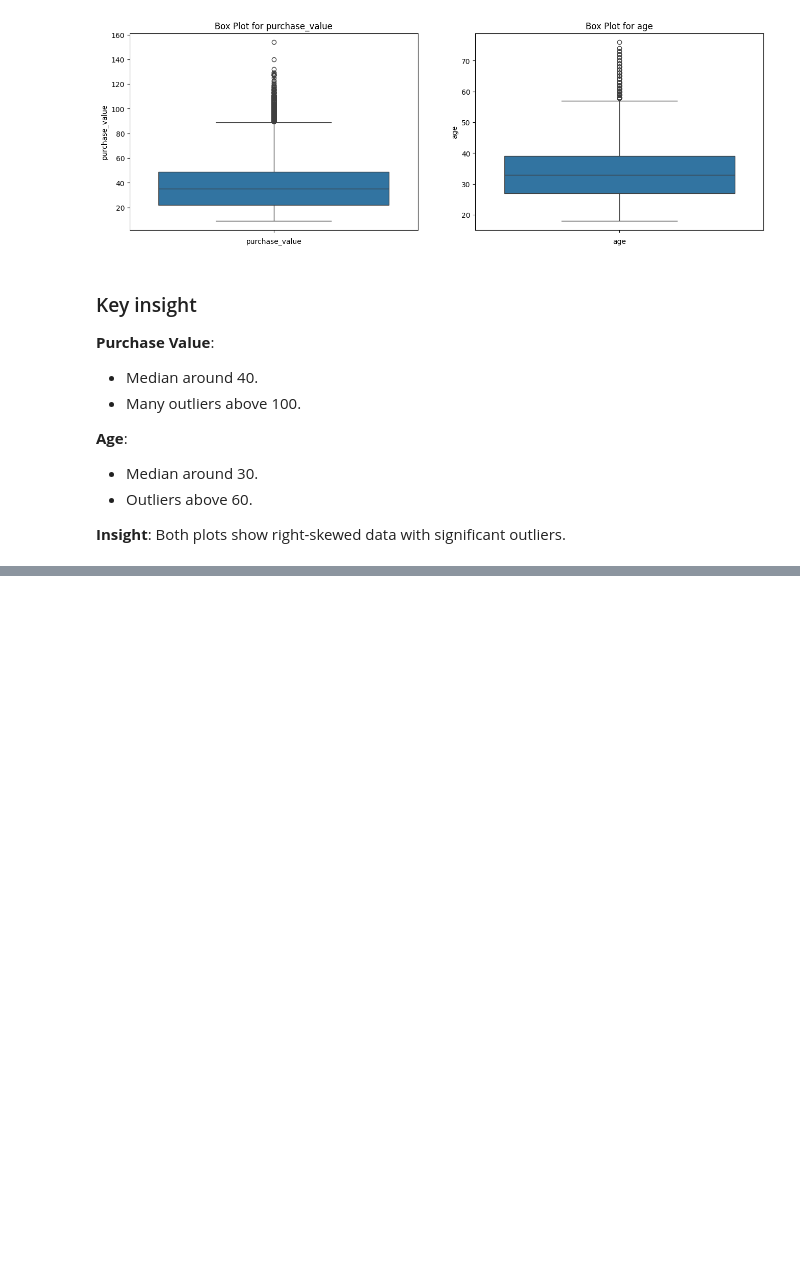
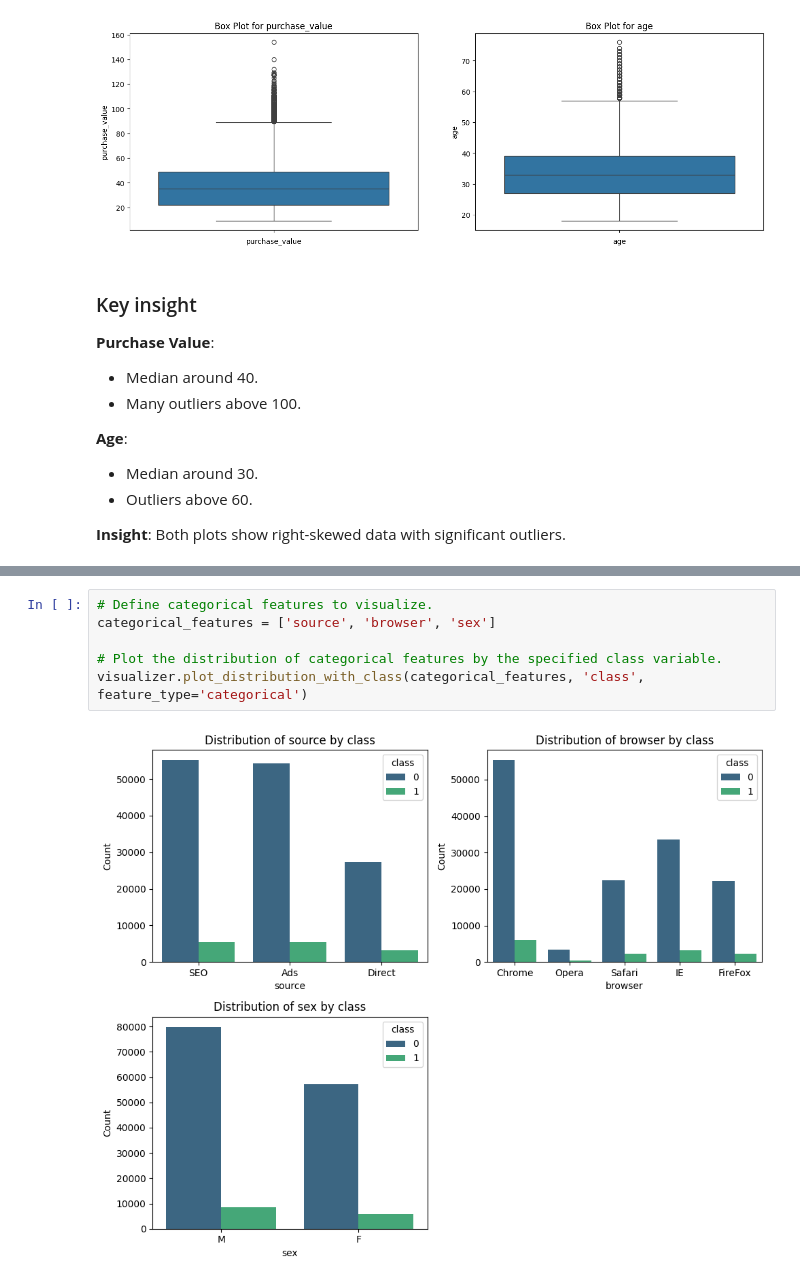
Before and after one commit to GetieBalew24/adey-ecommerce-banking-fraud-detection, a Jupyter notebook: notebooks/EDA_and_preprocessing.ipynb, the cells around one changed output, grey strips where cells are left out. Saved outputs shown, nothing was run; the diff lists cells and outputs as text; blank space fills up the shorter version.

```diff
--- a/notebooks/EDA_and_preprocessing.ipynb
+++ b/notebooks/EDA_and_preprocessing.ipynb
@@ -199,0 +220,8 @@ visualizer.plot_box_plot(numerical_features)
+# %%
+# Define categorical features to visualize.
+categorical_features = ['source', 'browser', 'sex']
+
+# Plot the distribution of categorical features by the specified class variable.
+visualizer.plot_distribution_with_class(categorical_features, 'class', feature_type='categorical')
+# %% [output]
+[figure, added]
```
Also changed, not shown: parts of 12 cells of this notebook, 1 other file.
